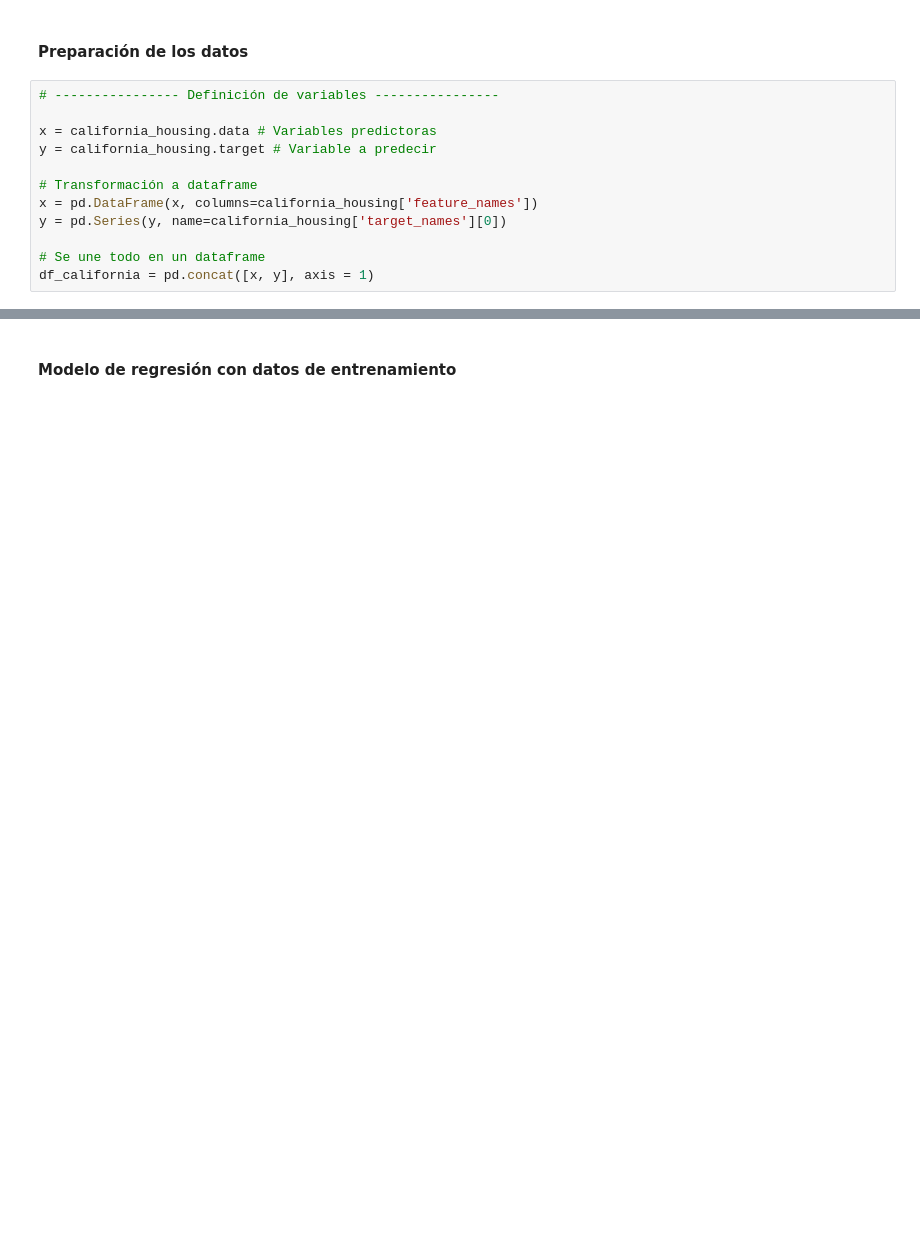
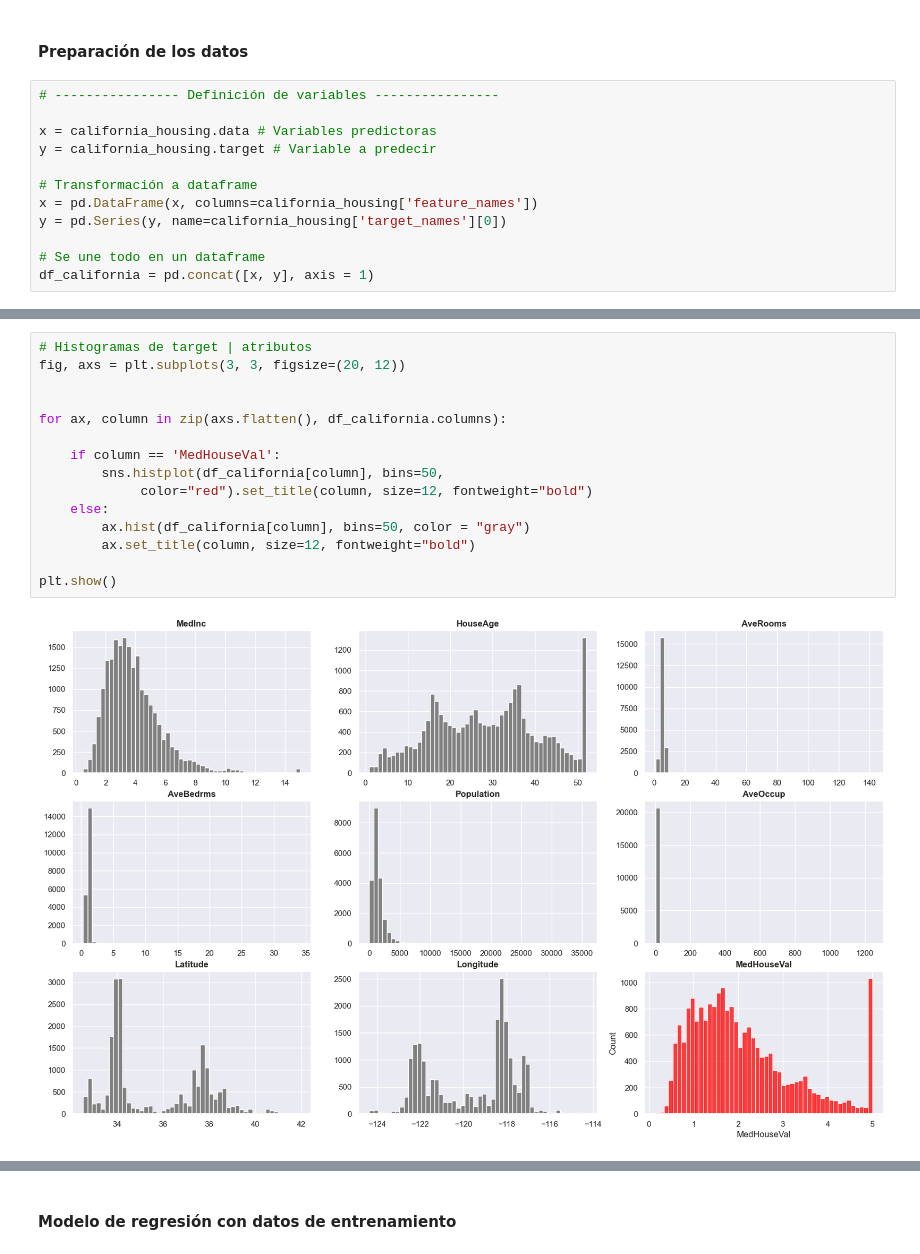
Before and after one commit to dieguearau/CEIA-IIA2024, a Jupyter notebook: TP2/TP2_resolución.ipynb, the cells around one changed output, grey strips where cells are left out. Saved outputs shown, nothing was run; the diff lists cells and outputs as text; blank space fills up the shorter version.

```diff
--- a/TP2/TP2_resolución.ipynb
+++ b/TP2/TP2_resolución.ipynb
@@ -80,0 +138,17 @@ df_california = pd.concat([x, y], axis = 1)
+# %%
+# Histogramas de target | atributos
+fig, axs = plt.subplots(3, 3, figsize=(20, 12))
+
+
+for ax, column in zip(axs.flatten(), df_california.columns):
+
+    if column == 'MedHouseVal':
+        sns.histplot(df_california[column], bins=50,
+             color="red").set_title(column, size=12, fontweight="bold")
+    else:
+        ax.hist(df_california[column], bins=50, color = "gray")
+        ax.set_title(column, size=12, fontweight="bold")
+
+plt.show()
+# %% [output]
+[figure, added]
```
Also changed, not shown: parts of 29 cells of this notebook.
